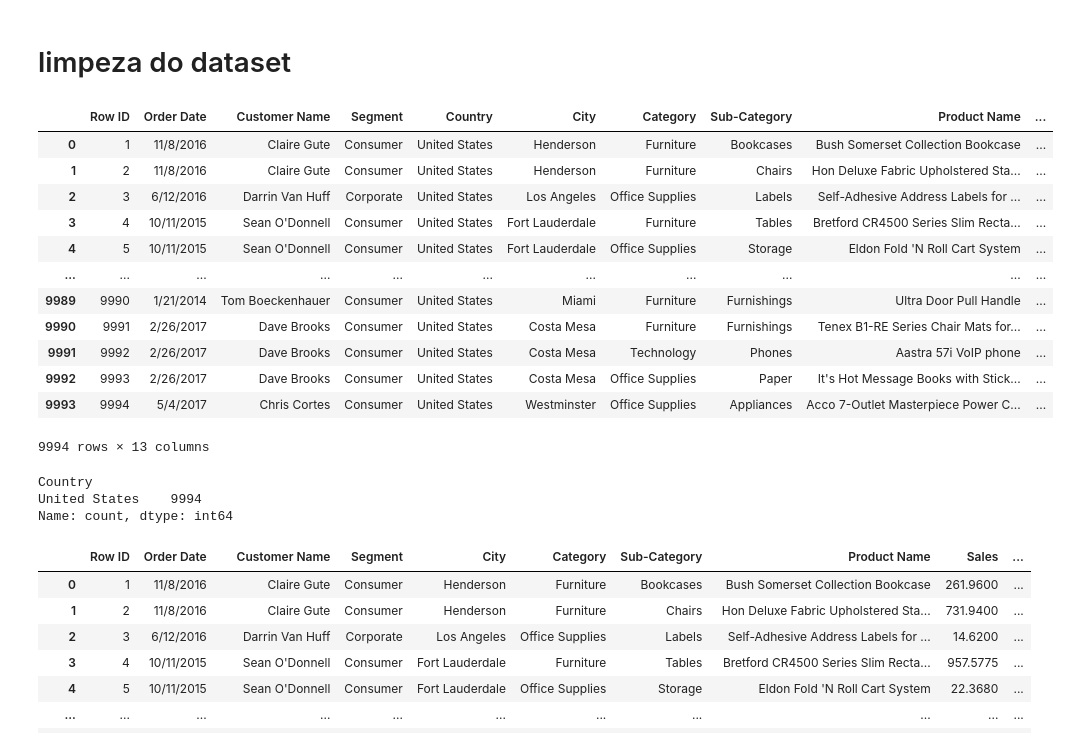
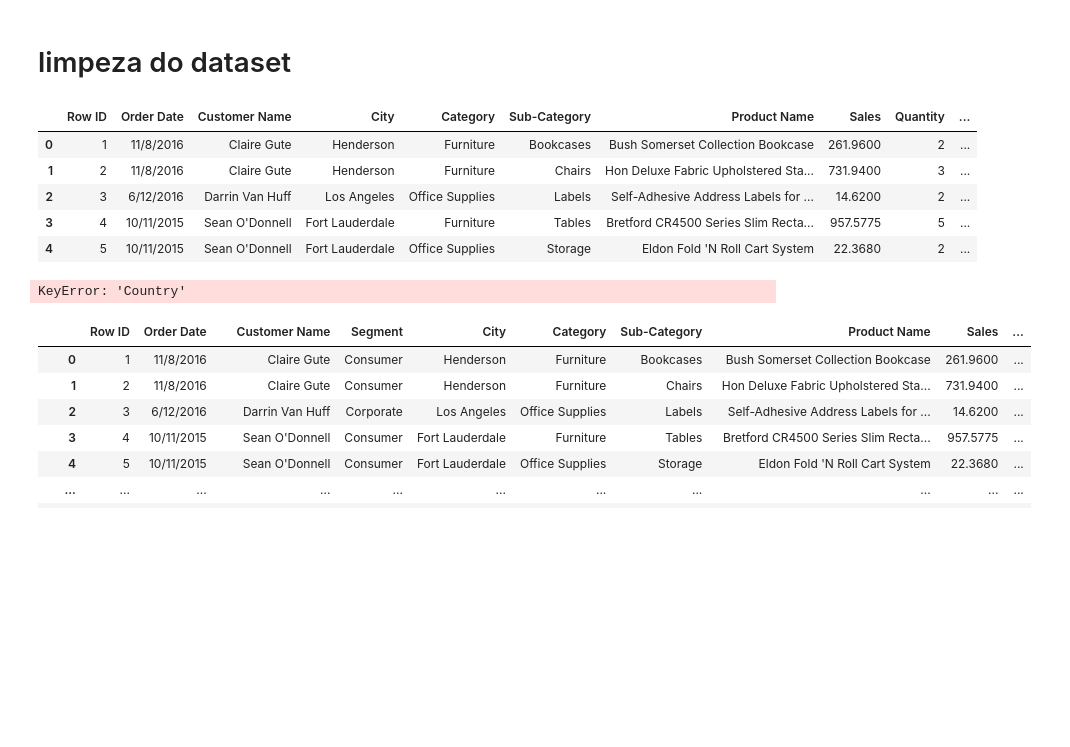
Before and after one commit to adriel1ft/previsao_de_estoque, a Jupyter notebook: exploracao.ipynb, the cells around one changed output. Saved outputs shown, nothing was run; the diff lists cells and outputs as text; code cells hidden in the pictures; blank space fills up the shorter version.

```diff
--- a/exploracao.ipynb
+++ b/exploracao.ipynb
@@ -47,32 +39,22 @@ df
 # %% [markdown]
 # limpeza do dataset
 # %%
-colunas_remover = ['Order ID', 'Ship Date', 'Ship Mode', 'Customer ID', 'State', 'Postal Code', 'Region', 'Product ID']
+colunas_remover = ['Order ID', 'Ship Date', 'Ship Mode', 'Customer ID', 'State', 'Postal Code', 'Region', 'Product ID','Country','Segment']
 
 df = df.drop(colunas_remover, axis=1)
 # %%
-df
+df.head()
 # %% [output]
-|  | Row ID | Order Date | Customer Name | Segment | Country | City | Category | Sub-Category | Product Name | ... |
-| 0 | 1 | 11/8/2016 | Claire Gute | Consumer | United States | Henderson | Furniture | Bookcases | Bush Somerset Collection Bookcase | ... |
-| 1 | 2 | 11/8/2016 | Claire Gute | Consumer | United States | Henderson | Furniture | Chairs | Hon Deluxe Fabric Upholstered Sta... | ... |
-| 2 | 3 | 6/12/2016 | Darrin Van Huff | Corporate | United States | Los Angeles | Office Supplies | Labels | Self-Adhesive Address Labels for ... | ... |
-| 3 | 4 | 10/11/2015 | Sean O'Donnell | Consumer | United States | Fort Lauderdale | Furniture | Tables | Bretford CR4500 Series Slim Recta... | ... |
-| 4 | 5 | 10/11/2015 | Sean O'Donnell | Consumer | United States | Fort Lauderdale | Office Supplies | Storage | Eldon Fold 'N Roll Cart System | ... |
-| ... | ... | ... | ... | ... | ... | ... | ... | ... | ... | ... |
-| 9989 | 9990 | 1/21/2014 | Tom Boeckenhauer | Consumer | United States | Miami | Furniture | Furnishings | Ultra Door Pull Handle | ... |
-| 9990 | 9991 | 2/26/2017 | Dave Brooks | Consumer | United States | Costa Mesa | Furniture | Furnishings | Tenex B1-RE Series Chair Mats for... | ... |
-| 9991 | 9992 | 2/26/2017 | Dave Brooks | Consumer | United States | Costa Mesa | Technology | Phones | Aastra 57i VoIP phone | ... |
-| 9992 | 9993 | 2/26/2017 | Dave Brooks | Consumer | United States | Costa Mesa | Office Supplies | Paper | It's Hot Message Books with Stick... | ... |
-| 9993 | 9994 | 5/4/2017 | Chris Cortes | Consumer | United States | Westminster | Office Supplies | Appliances | Acco 7-Outlet Masterpiece Power C... | ... |
+|  | Row ID | Order Date | Customer Name | City | Category | Sub-Category | Product Name | Sales | Quantity | ... |
+| 0 | 1 | 11/8/2016 | Claire Gute | Henderson | Furniture | Bookcases | Bush Somerset Collection Bookcase | 261.9600 | 2 | ... |
+| 1 | 2 | 11/8/2016 | Claire Gute | Henderson | Furniture | Chairs | Hon Deluxe Fabric Upholstered Sta... | 731.9400 | 3 | ... |
+| 2 | 3 | 6/12/2016 | Darrin Van Huff | Los Angeles | Office Supplies | Labels | Self-Adhesive Address Labels for ... | 14.6200 | 2 | ... |
+| 3 | 4 | 10/11/2015 | Sean O'Donnell | Fort Lauderdale | Furniture | Tables | Bretford CR4500 Series Slim Recta... | 957.5775 | 5 | ... |
+| 4 | 5 | 10/11/2015 | Sean O'Donnell | Fort Lauderdale | Office Supplies | Storage | Eldon Fold 'N Roll Cart System | 22.3680 | 2 | ... |
-9994 rows × 13 columns
 # %%
 pais_q = df['Country'].value_counts()
-pais_q
 # %% [output]
-Country
-United States    9994
-Name: count, dtype: int64
+KeyError: 'Country'
 # %%
 #todas as vendas são feitas no EUA
 colunas_remover = ['Country']
```
Also changed, not shown: parts of 2 cells of this notebook, 4 other files.
